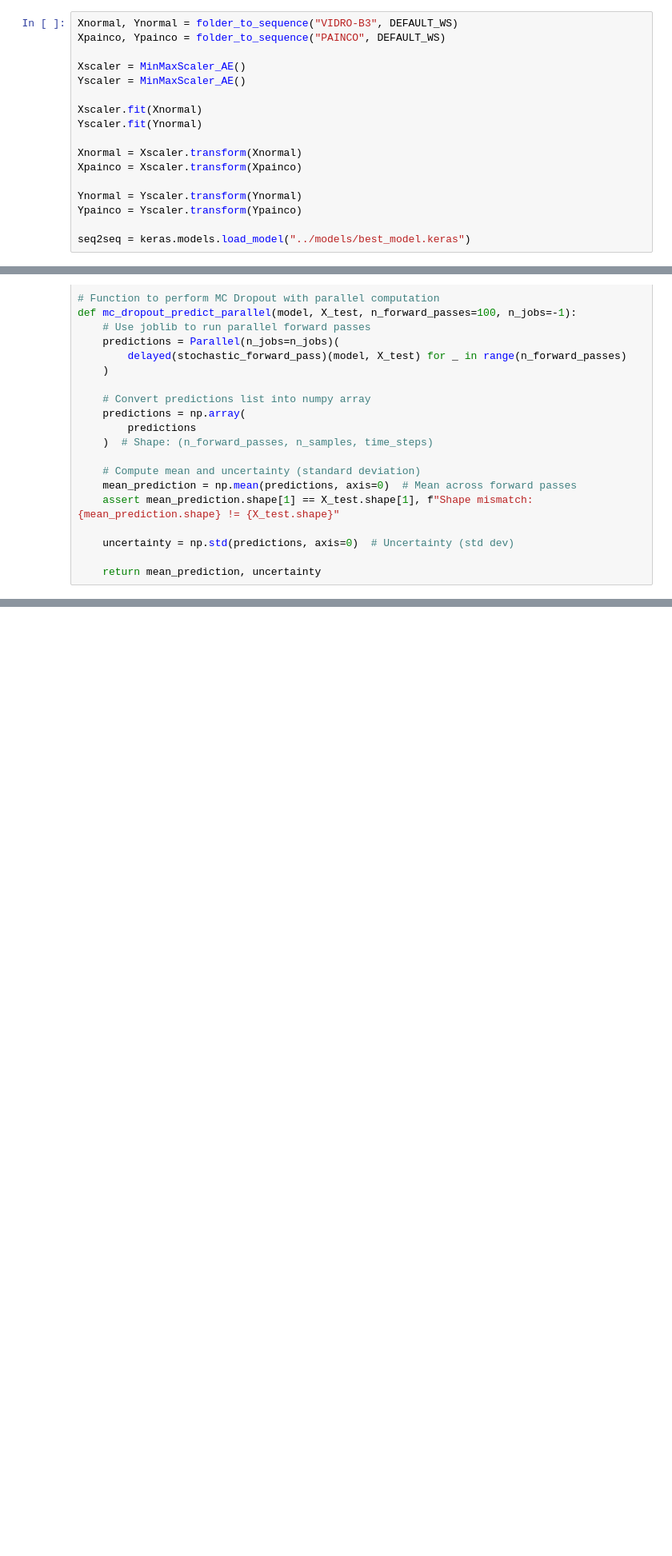
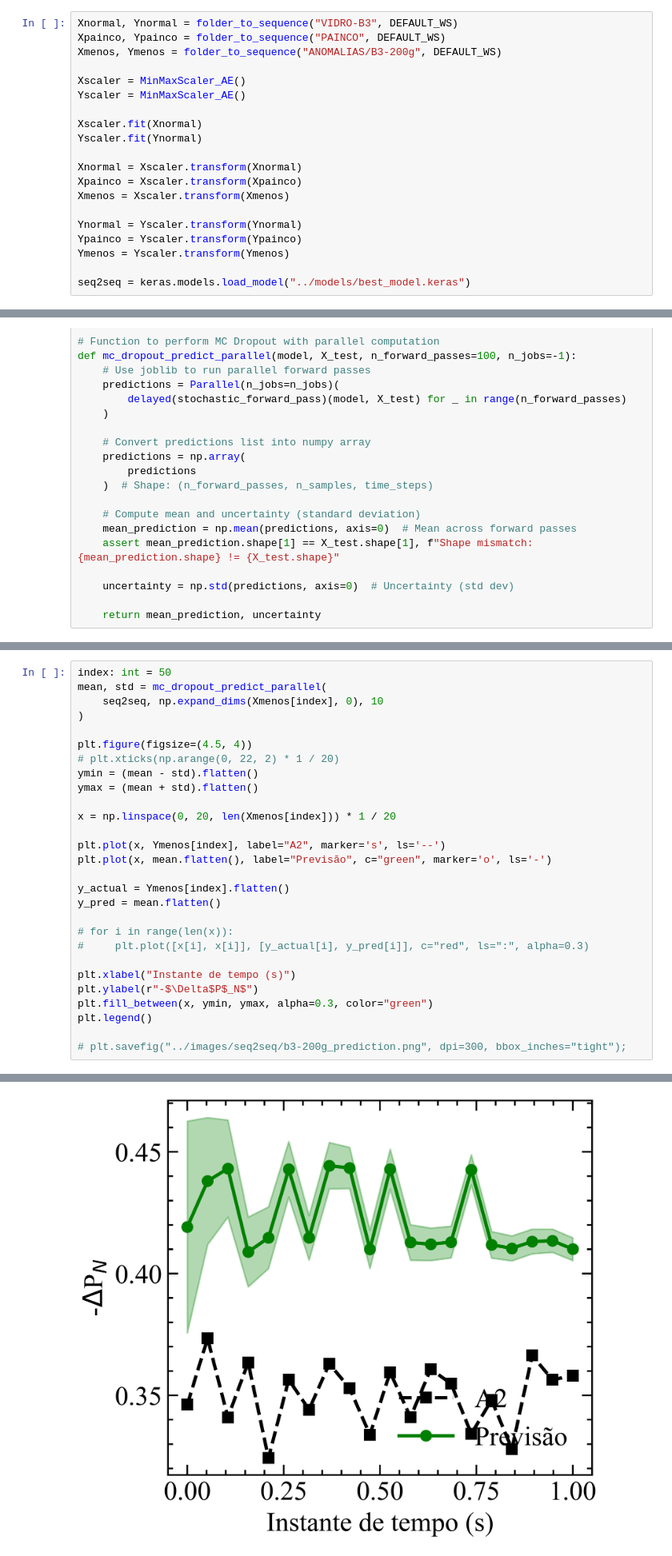
Before and after one commit to ViniMelloeMuller/fluidization-AE, a Jupyter notebook: notebooks/evaluate_model.ipynb, the cells around one changed output, grey strips where cells are left out. Shown at 80% size. Saved outputs shown, nothing was run; the diff lists cells and outputs as text; blank space fills up the shorter version.

```diff
--- a/notebooks/evaluate_model.ipynb
+++ b/notebooks/evaluate_model.ipynb
@@ -26,6 +26,7 @@ print(DEFAULT_WS)
 # %%
 Xnormal, Ynormal = folder_to_sequence("VIDRO-B3", DEFAULT_WS)
 Xpainco, Ypainco = folder_to_sequence("PAINCO", DEFAULT_WS)
+Xmenos, Ymenos = folder_to_sequence("ANOMALIAS/B3-200g", DEFAULT_WS)
 
 Xscaler = MinMaxScaler_AE()
 Yscaler = MinMaxScaler_AE()
@@ -35,9 +36,11 @@ Yscaler.fit(Ynormal)
 
 Xnormal = Xscaler.transform(Xnormal)
 Xpainco = Xscaler.transform(Xpainco)
+Xmenos = Xscaler.transform(Xmenos)
 
 Ynormal = Yscaler.transform(Ynormal)
 Ypainco = Yscaler.transform(Ypainco)
+Ymenos = Yscaler.transform(Ymenos)
 
 seq2seq = keras.models.load_model("../models/best_model.keras")
 # %%
@@ -97,0 +109,29 @@ Ynormal.shape
+# %%
+index: int = 50
+mean, std = mc_dropout_predict_parallel(
+    seq2seq, np.expand_dims(Xmenos[index], 0), 10
+)
+
+plt.figure(figsize=(4.5, 4))
+# plt.xticks(np.arange(0, 22, 2) * 1 / 20)
+ymin = (mean - std).flatten()
+ymax = (mean + std).flatten()
+
+x = np.linspace(0, 20, len(Xmenos[index])) * 1 / 20
+
+plt.plot(x, Ymenos[index], label="A2", marker='s', ls='--')
+plt.plot(x, mean.flatten(), label="Previsão", c="green", marker='o', ls='-')
+
+y_actual = Ymenos[index].flatten()
+y_pred = mean.flatten()
+
+# for i in range(len(x)):
+#     plt.plot([x[i], x[i]], [y_actual[i], y_pred[i]], c="red", ls=":", alpha=0.3)
+
+plt.xlabel("Instante de tempo (s)")
+plt.ylabel(r"-$\Delta$P$_N$")
+plt.fill_between(x, ymin, ymax, alpha=0.3, color="green")
+plt.legend()
+
+# plt.savefig("../images/seq2seq/b3-200g_prediction.png", dpi=300, bbox_inches="tight");
+# %% [output]
@@ -98,3 +139,4 @@ Ynormal.shape
+[figure, added]
 # %%
 index: int = 1000
 mean, std = mc_dropout_predict_parallel(
```
Also changed, not shown: parts of 7 cells of this notebook, 3 other files.
